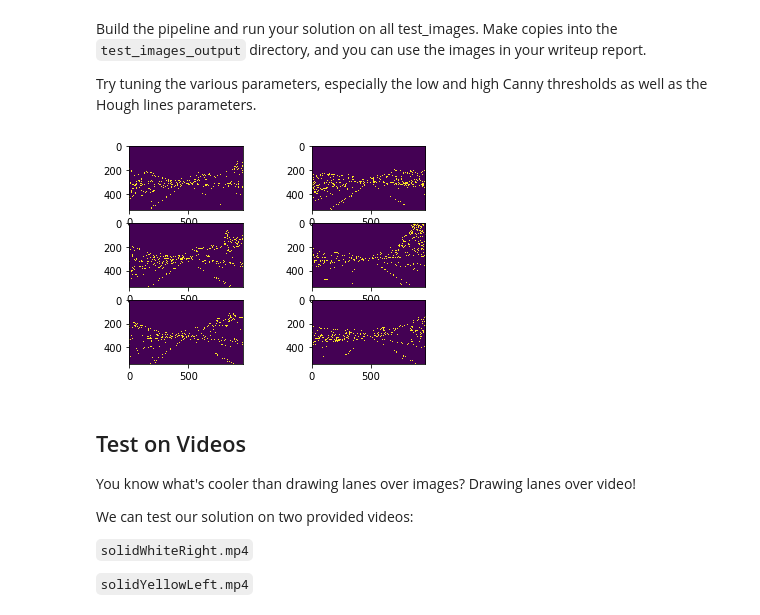
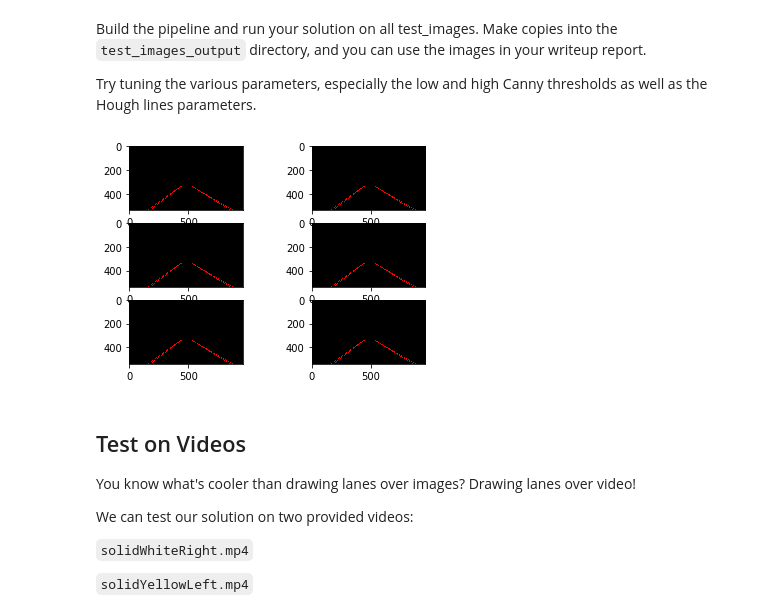
Before and after one commit to sunilgopinath/CarND-LaneLines-P1, a Jupyter notebook: P1.ipynb, the cells around one changed output. Saved outputs shown, nothing was run; the diff lists cells and outputs as text; code cells hidden in the pictures.

Commit message:
updated image names

```diff
--- a/P1.ipynb
+++ b/P1.ipynb
@@ -202,38 +202,48 @@ def build_vertices(img):
     width = image.shape[1]
     vertices = np.array([[(0,height),(width*3/8, height*5/8), (width*5/8, height*5/8), (width,height)]], dtype=np.int32)
     return vertices
 
 def apply_region_of_interest(img, edges):
     vertices = build_vertices(img)
     return region_of_interest(edges, vertices)
 
 def apply_hough_lines(edges, rho=2, theta=2*np.pi/180, threshold=100, min_line_length=30,max_line_gap=140):
     # Define the Hough transform parameters
     # Make a blank the same size as our image to draw on
     return hough_lines(edges, rho, theta, threshold, min_line_length, max_line_gap)
 
+
+for i,image_path in enumerate(paths):
+    image = mpimg.imread('test_images/'+image_path)
+    result = grayscale(image)
+    plt.subplot(3,2,i+1)
+    plt.imshow(result)
+    mpimg.imsave('test_images_output/'+image_path[:-4]+'_greyscale.jpg', result)
+
 for i,image_path in enumerate(paths):
     image = mpimg.imread('test_images/'+image_path)
     result = apply_blue_gray(image)
     plt.subplot(3,2,i+1)
     plt.imshow(result)
-    mpimg.imsave('test_images_output/'+image_path[:-4]+'_greyscale.jpg', result)
+    mpimg.imsave('test_images_output/'+image_path[:-4]+'_gaussian.jpg', result)
 
 for i,image_path in enumerate(paths):
     image = mpimg.imread('test_images/'+image_path)
     result = apply_canny(image)
     plt.subplot(3,2,i+1)
     plt.imshow(result)
     mpimg.imsave('test_images_output/'+image_path[:-4]+'_canny.jpg', result)
 
 for i,image_path in enumerate(paths):
     image = mpimg.imread('test_images/'+image_path)
-    result = apply_canny(image)
+    vertices = build_vertices(image)
+    masked_edges = region_of_interest(edges, vertices)
+    line_image = hough_lines(masked_edges, rho, theta, threshold, min_line_length, max_line_gap)
     plt.subplot(3,2,i+1)
-    plt.imshow(result)
-    mpimg.imsave('test_images_output/'+image_path[:-4]+'_canny.jpg', result)
+    plt.imshow(line_image)
+    mpimg.imsave('test_images_output/'+image_path[:-4]+'_hough.jpg', result)
 # %% [output]
-[figure, old version]
+[figure, new version]
 # %% [markdown]
 ## Test on Videos
 
```
Also changed, not shown: 12 other files.
